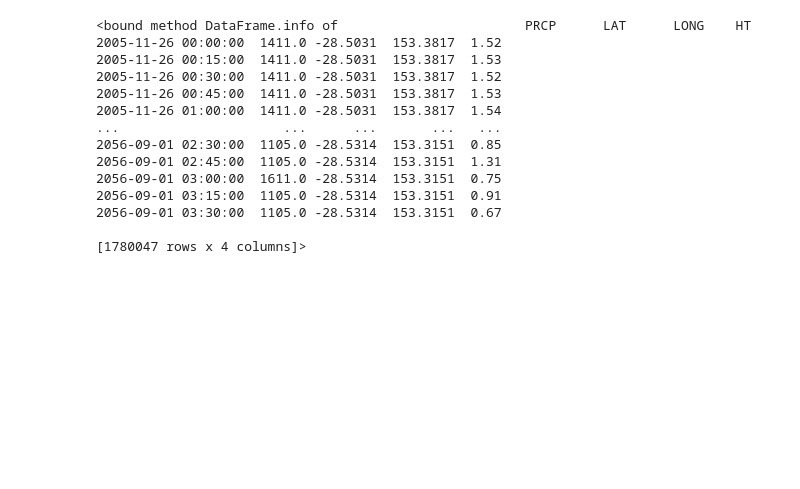
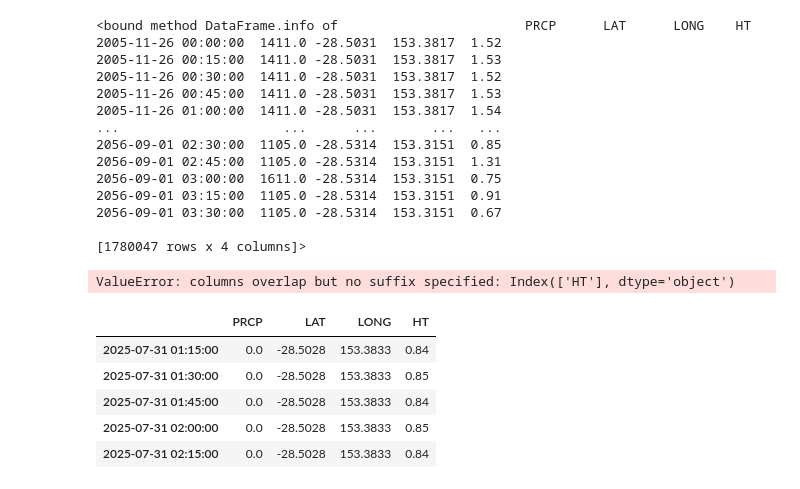
Before and after one commit to matthewenright2478/3821ICT_3225_GC-3821ICT-Work-Integrated-Learning---Single-Project-, a Jupyter notebook: data_exploration.ipynb, the cells around one changed output. Saved outputs shown, nothing was run; the diff lists cells and outputs as text; code cells hidden in the pictures; blank space fills up the shorter version.

```diff
--- a/data_exploration.ipynb
+++ b/data_exploration.ipynb
@@ -26,3 +30,5 @@ cf = cf.drop(['VOID_FLAG'], axis=1)
+# %%
+cf.index = pd.date_range('26/11/2005', periods=len(cf), freq='0.25H')
 # %%
 cf = cf.drop(['Unnamed: 0'], axis=1)
 # %%
@@ -39,7 +45,7 @@ wf.head()
 # %%
 wf = wf.drop(['LOC', 'LOC_NAME', 'LAT', 'LONG', 'VOID_FLAG', 'Unnamed: 0'], axis=1)
 # %%
-wf.index = pd.date_range('26/11/2005', periods=len(wf), freq='0.25H')
+wf.index = pd.date_range('26/11/2005', periods=len(wf), freq='0.04H')
 # %%
 wf['OBS_TIME_LOC'] = pd.to_datetime(wf['OBS_TIME_LOC'])
 # %%
@@ -100,3 +106,9 @@ df.info
 [1780047 rows x 4 columns]>
 # %%
 df.to_csv('RainAccum_WL.csv')
+# %%
+cf = cf.join(wf, how='right')
+# %% [output]
+ValueError: columns overlap but no suffix specified: Index(['HT'], dtype='object')
+# %%
+cf = cf.dropna()
@@ -102,0 +117,9 @@ df.to_csv('RainAccum_WL.csv')
+# %%
+cf.tail()
+# %% [output]
+|  | PRCP | LAT | LONG | HT |
+| 2025-07-31 01:15:00 | 0.0 | -28.5028 | 153.3833 | 0.84 |
+| 2025-07-31 01:30:00 | 0.0 | -28.5028 | 153.3833 | 0.85 |
+| 2025-07-31 01:45:00 | 0.0 | -28.5028 | 153.3833 | 0.84 |
+| 2025-07-31 02:00:00 | 0.0 | -28.5028 | 153.3833 | 0.85 |
+| 2025-07-31 02:15:00 | 0.0 | -28.5028 | 153.3833 | 0.84 |
```
Also changed, not shown: parts of 8 cells of this notebook, 2 other files.
